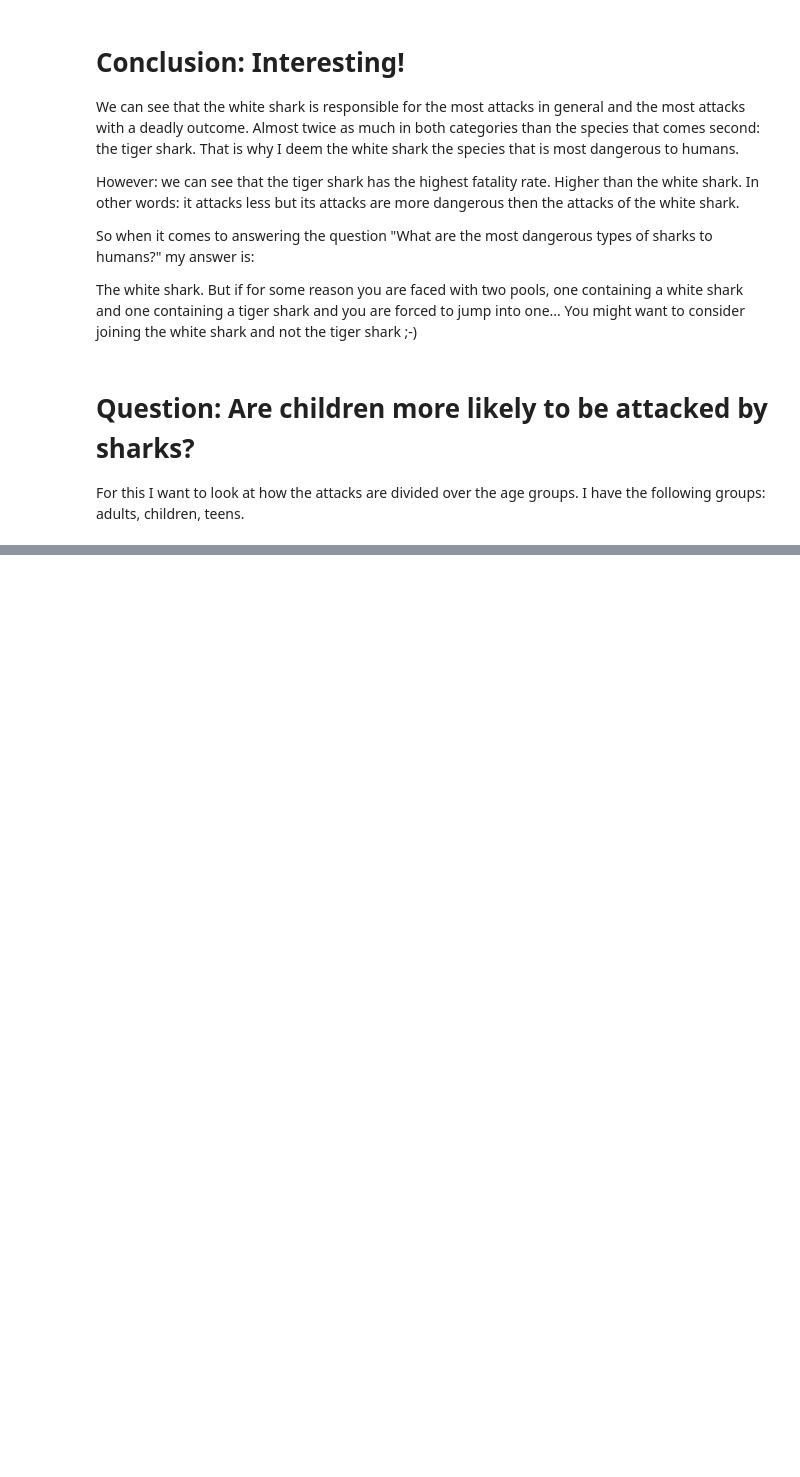
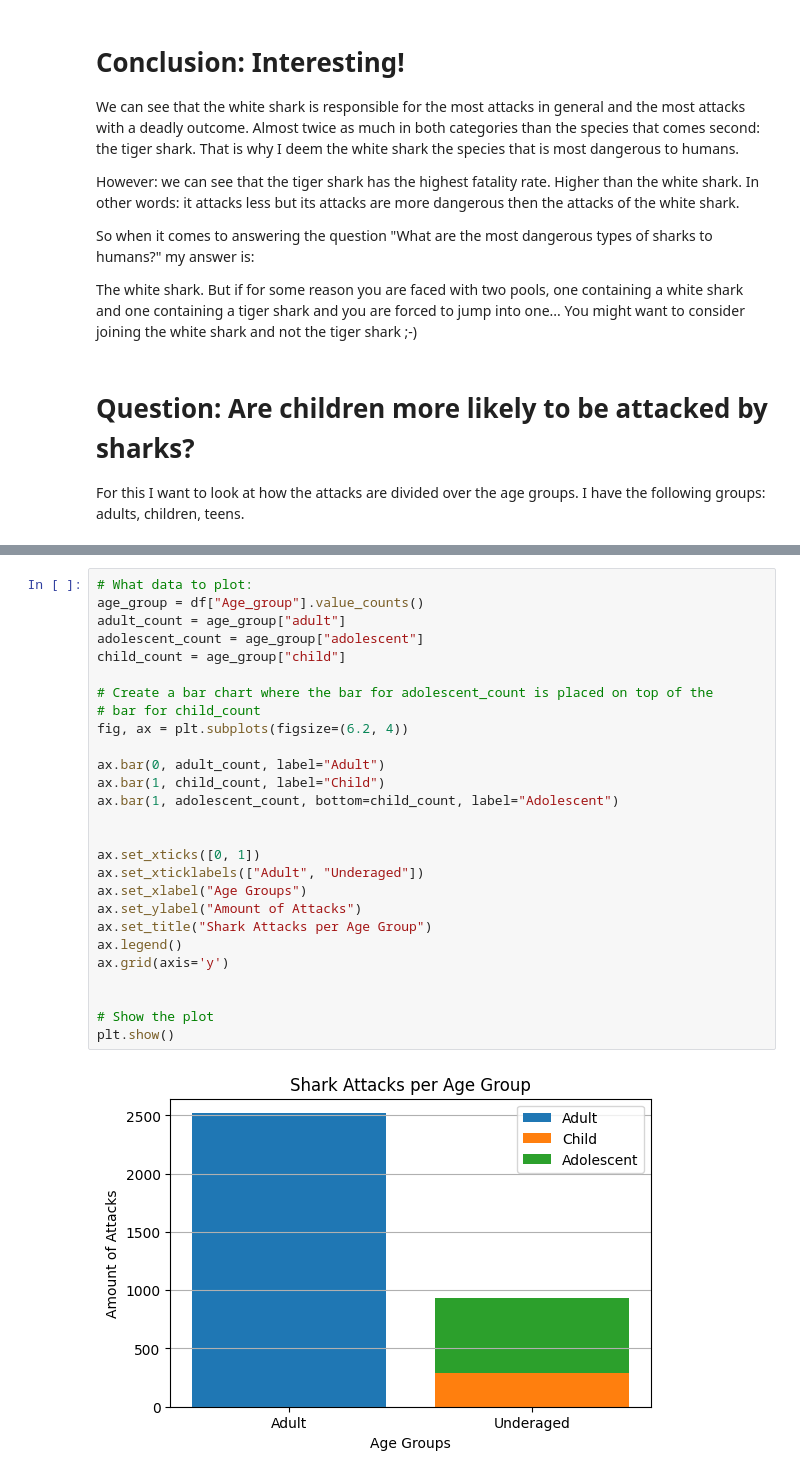
Before and after one commit to MevrouwHelderder/Assignments, a Jupyter notebook: Assignment_Shark_Attack.ipynb, the cells around one changed output, grey strips where cells are left out. Drawn from its saved outputs; the diff is of its cells as text; blank space fills up the shorter version.

```diff
--- a/Assignment_Shark_Attack.ipynb
+++ b/Assignment_Shark_Attack.ipynb
@@ -779,0 +786,29 @@ AttributeError: ignored
+# %%
+# What data to plot:
+age_group = df["Age_group"].value_counts()
+adult_count = age_group["adult"]
+adolescent_count = age_group["adolescent"]
+child_count = age_group["child"]
+
+# Create a bar chart where the bar for adolescent_count is placed on top of the
+# bar for child_count
+fig, ax = plt.subplots(figsize=(6.2, 4))
+
+ax.bar(0, adult_count, label="Adult")
+ax.bar(1, child_count, label="Child")
+ax.bar(1, adolescent_count, bottom=child_count, label="Adolescent")
+
+
+ax.set_xticks([0, 1])
+ax.set_xticklabels(["Adult", "Underaged"])
+ax.set_xlabel("Age Groups")
+ax.set_ylabel("Amount of Attacks")
+ax.set_title("Shark Attacks per Age Group")
+ax.legend()
+ax.grid(axis='y')
+
+
+# Show the plot
+plt.show()
+# %% [output]
+[figure, added]
```
Also changed, not shown: parts of 9 cells of this notebook.
